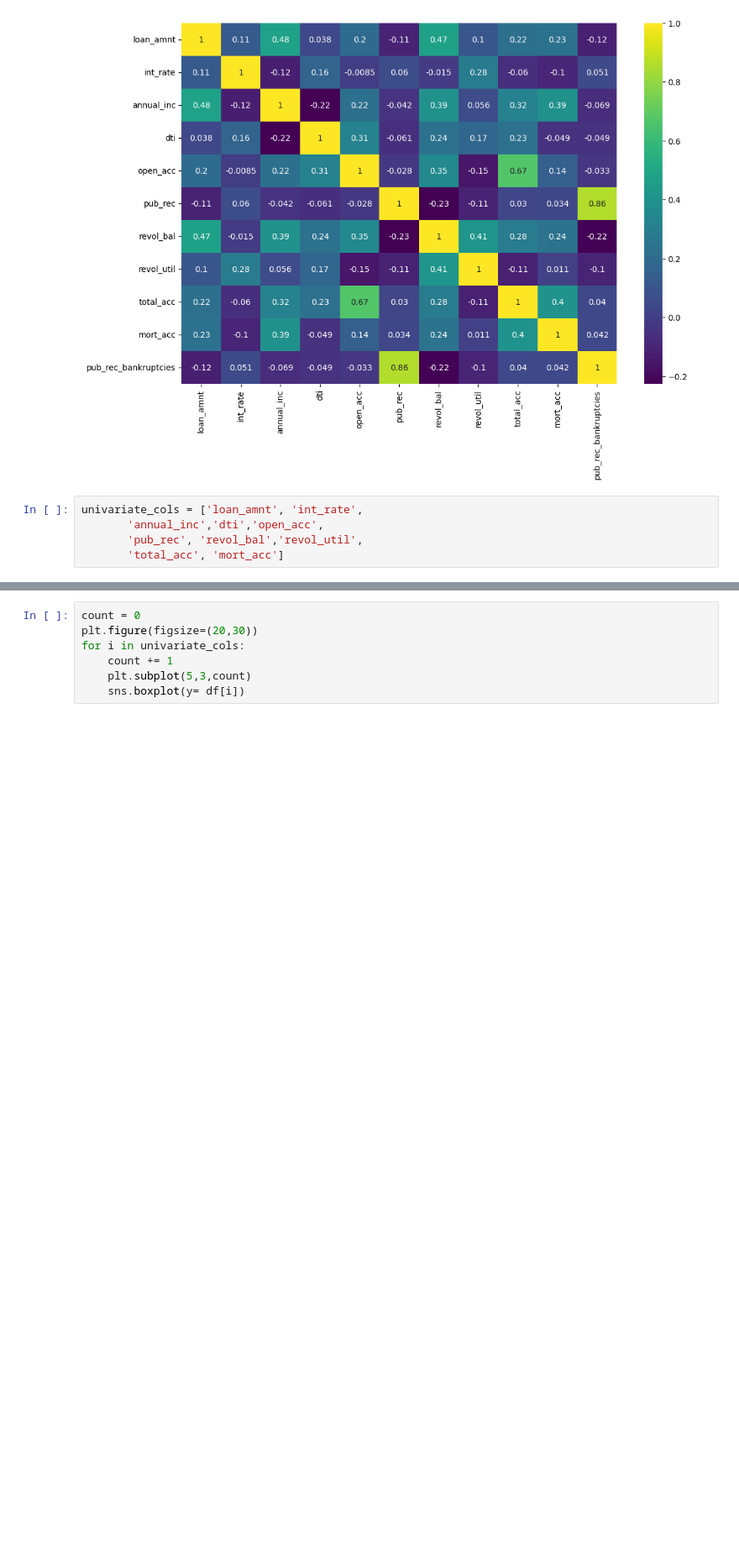
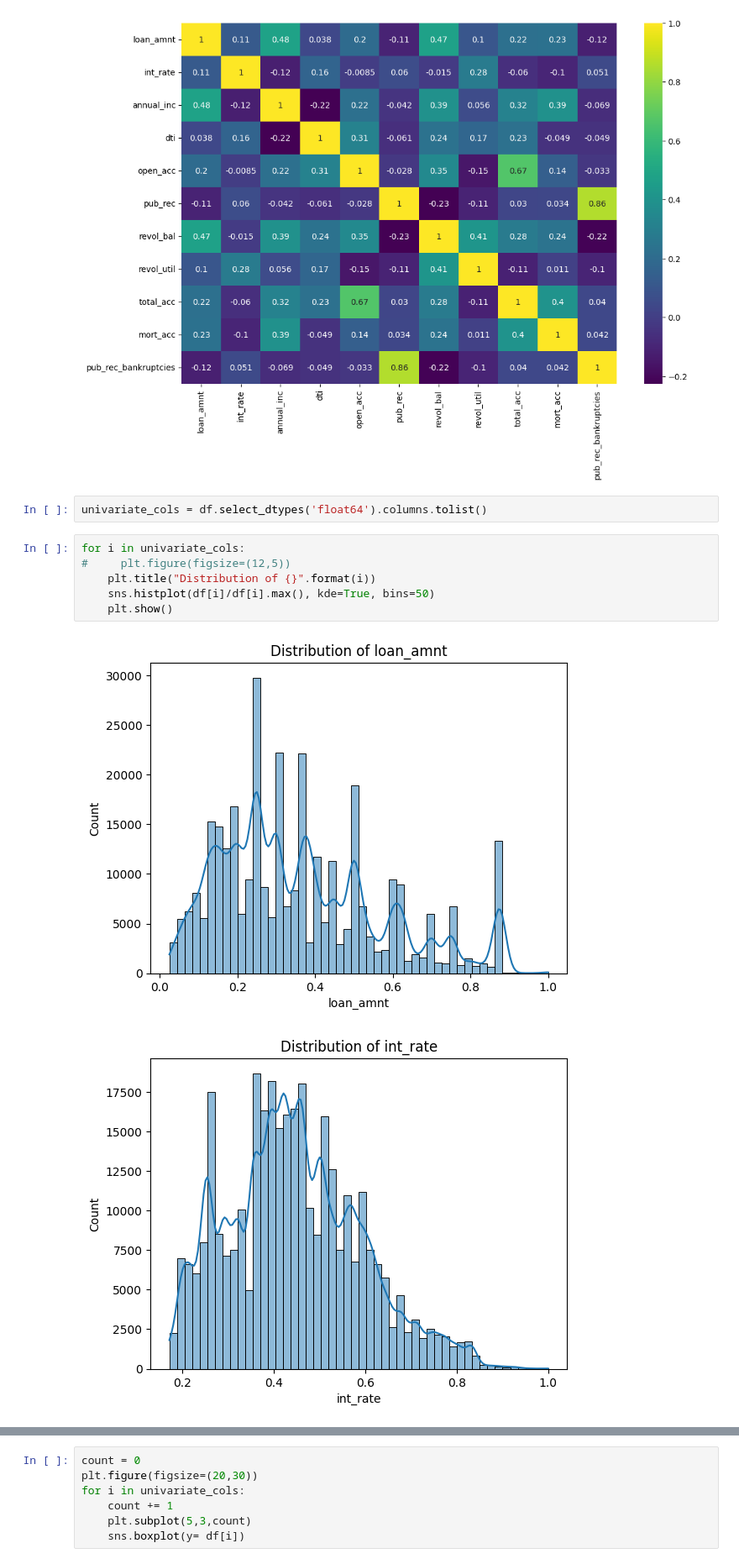
Before and after one commit to Rhy-Shah/ML, a Jupyter notebook: LoanTap/loantap.ipynb, the cells around one changed output, grey strips where cells are left out. Shown at 84% size. Cells and saved outputs as stored; diff of their text form; blank space fills up the shorter version.

```diff
--- a/LoanTap/loantap.ipynb
+++ b/LoanTap/loantap.ipynb
@@ -179,8 +179,14 @@ sns.heatmap(df_float.corr(method='spearman'),annot=True,cmap='viridis')
 plt.show()
 # %% [output]
 [figure]
-# %%
-univariate_cols = ['loan_amnt', 'int_rate',
-       'annual_inc','dti','open_acc',
-       'pub_rec', 'revol_bal','revol_util',
-       'total_acc', 'mort_acc']
+# %%
+univariate_cols = df.select_dtypes('float64').columns.tolist()
+# %%
+for i in univariate_cols:
+#     plt.figure(figsize=(12,5))
+    plt.title("Distribution of {}".format(i))
+    sns.histplot(df[i]/df[i].max(), kde=True, bins=50)
+    plt.show()
+# %% [output]
+[figure, added]
+[figure, added]
```
Also changed, not shown: parts of 1 cell of this notebook.
